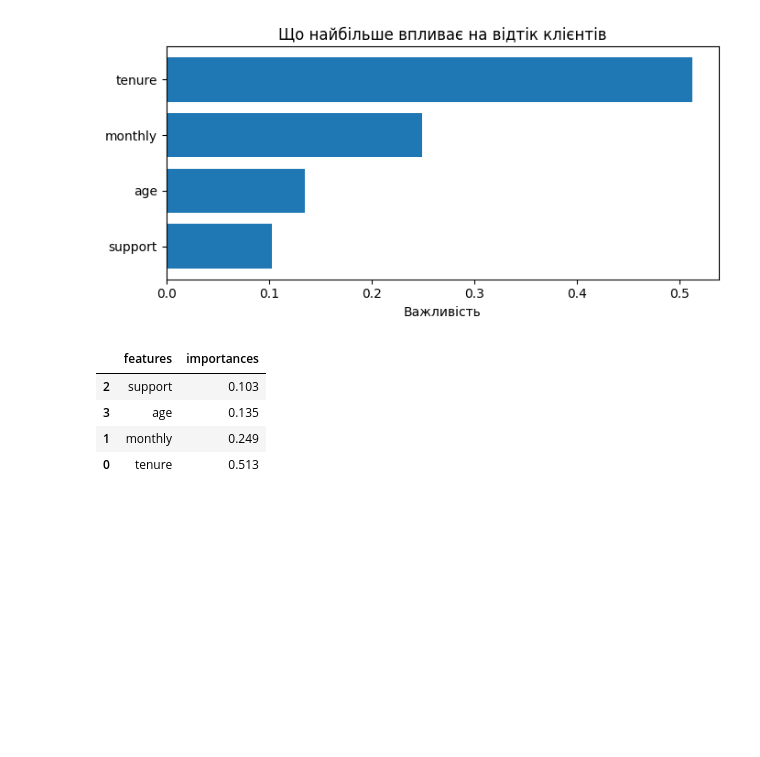
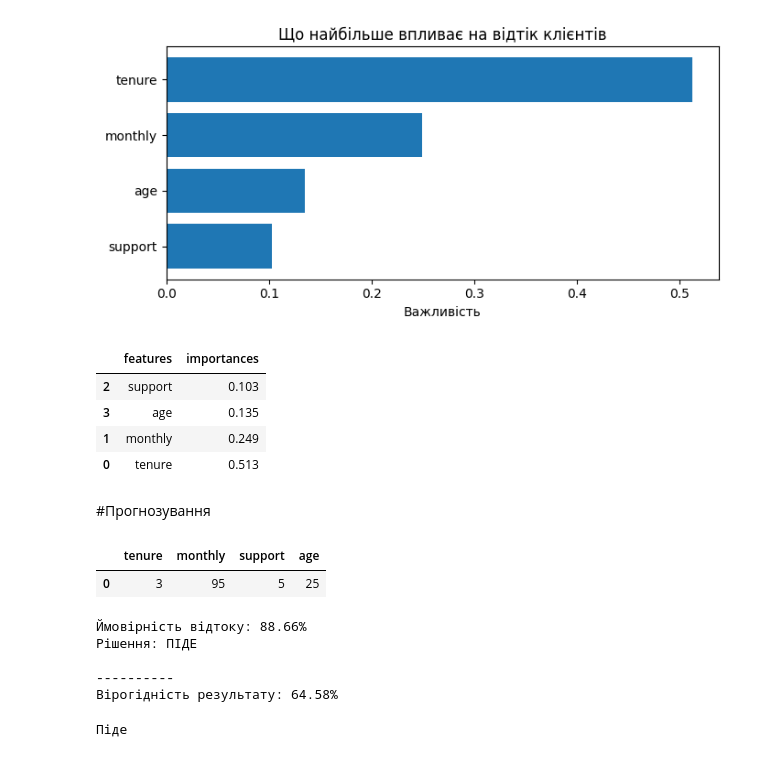
Before and after one commit to VikiTarasova/DTA_2026, a Jupyter notebook: ML/11_06_26Classification_DecisionTreeClassifier.ipynb, the cells around one changed output. Cells and saved outputs as stored; diff of their text form; code cells hidden in the pictures; blank space fills up the shorter version.

Commit message:
work with new data (predict)

```diff
--- a/ML/11_06_26Classification_DecisionTreeClassifier.ipynb
+++ b/ML/11_06_26Classification_DecisionTreeClassifier.ipynb
@@ -170,3 +170,47 @@ importances
 | 3 | age | 0.135 |
 | 1 | monthly | 0.249 |
 | 0 | tenure | 0.513 |
+# %% [markdown]
+#Прогнозування
+# %%
+new_client = pd.DataFrame([{
+    'tenure': 3,
+    'monthly': 95,
+    'support': 5,
+    'age': 25
+}])
+
+new_client
+# %% [output]
+|  | tenure | monthly | support | age |
+| 0 | 3 | 95 | 5 | 25 |
+# %%
+print(f"Ймовірність відтоку: {model_forest.predict_proba(new_client)[0, 1]:.2%}")
+# print(f"Рішення: {"ПІДЕ" if model_forest.predict(new_client)[0] == 1 else "ЗАЛИШИТЬСЯ"}")
+print(f"Рішення: {"ПІДЕ" if model_forest.predict(new_client)[0] else "ЗАЛИШИТЬСЯ"}")
+
+print("\n----------")
+print(f"Вірогідність результату: {accuracy_score(y_test, y_pred_rf):.2%}")
+# %% [output]
+Ймовірність відтоку: 88.66%
+Рішення: ПІДЕ
+
+----------
+Вірогідність результату: 64.58%
+# %%
+# print(f"Рішення: {"ПІДЕ" if model_forest.predict(new_client)[0] else "ЗАЛИШИТЬСЯ"}")
+
+pred_model = model_forest.predict(new_client)[0]
+# 1 або 0
+# 1 (True) або 0 (False)
+if pred_model:
+  print("Піде")
+else:
+  print("Залишиться")
+
+# if pred_model == 1:
+#   print("Піде")
+# else:
+#   print("Залишиться")
+# %% [output]
+Піде
```
